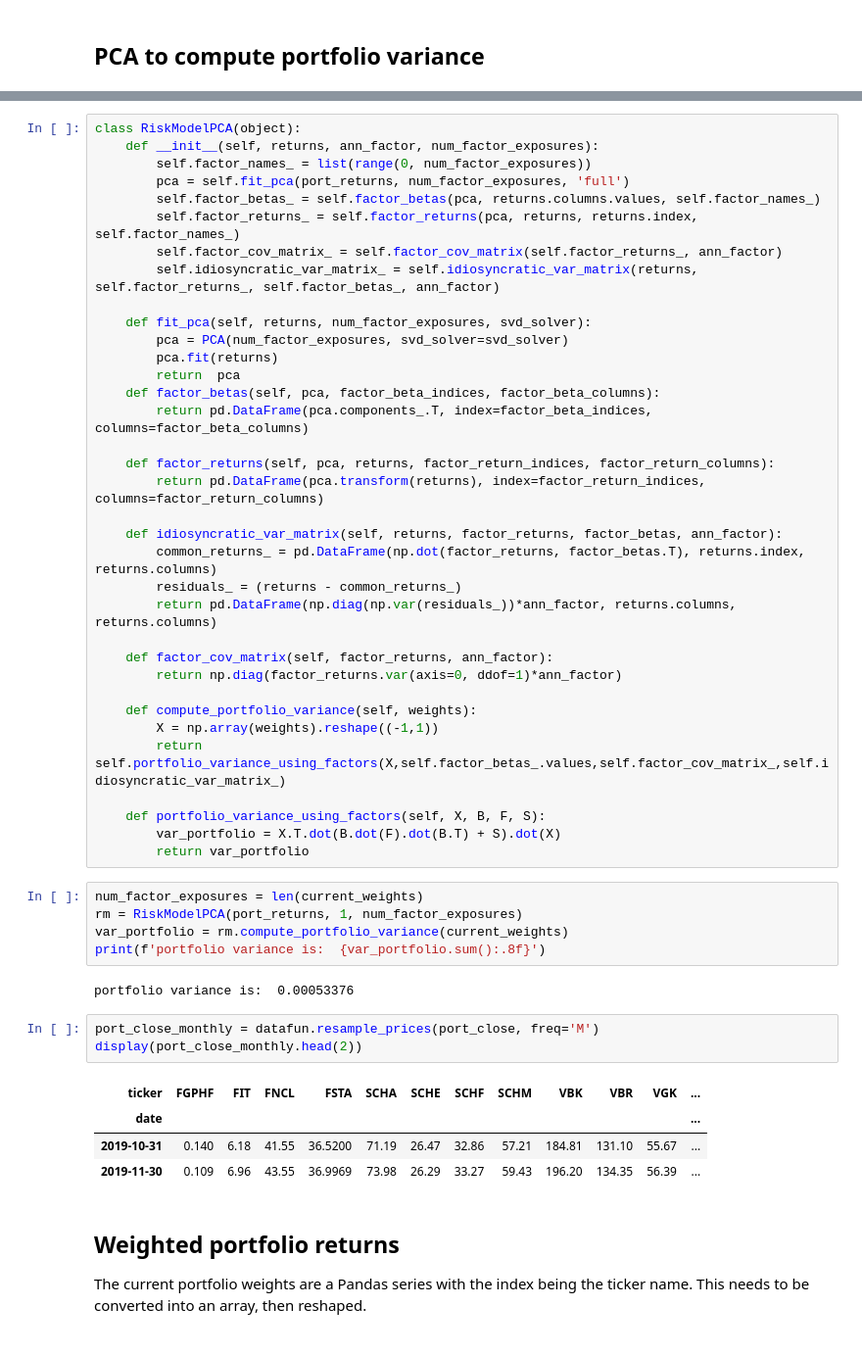
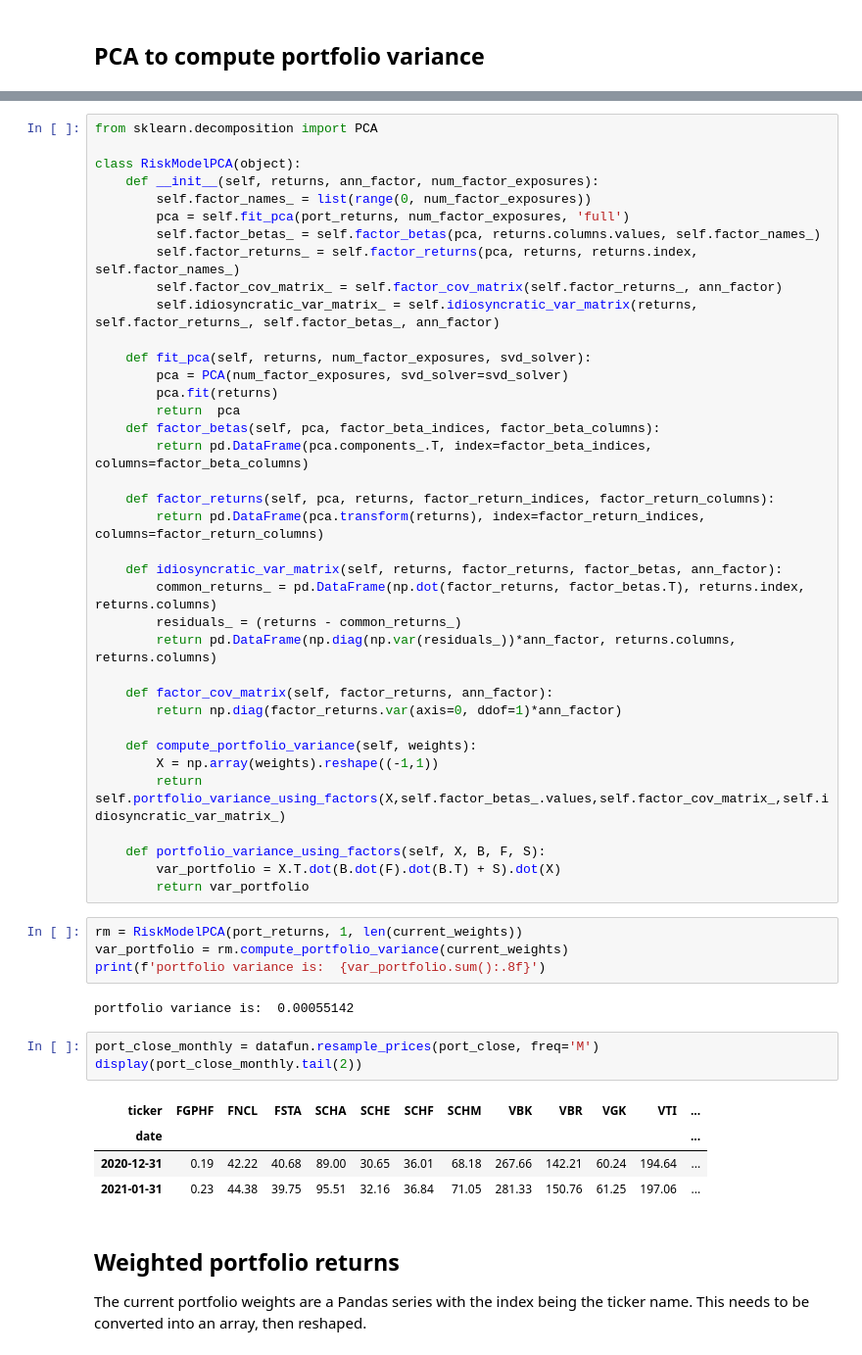
Before and after one commit to nmaiorana/svi-trading-tools, a Jupyter notebook: ameritrade_api.ipynb, the cells around one changed output, grey strips where cells are left out. Shown at 98% size. Saved outputs shown, nothing was run; the diff lists cells and outputs as text.

```diff
--- a/ameritrade_api.ipynb
+++ b/ameritrade_api.ipynb
@@ -352,4 +339,6 @@ portfolio variance is:  0.00053376
 # %%
+from sklearn.decomposition import PCA
+
 class RiskModelPCA(object):
     def __init__(self, returns, ann_factor, num_factor_exposures):
         self.factor_names_ = list(range(0, num_factor_exposures))
@@ -385,20 +374,19 @@ class RiskModelPCA(object):
         var_portfolio = X.T.dot(B.dot(F).dot(B.T) + S).dot(X)
         return var_portfolio
 # %%
-num_factor_exposures = len(current_weights)
-rm = RiskModelPCA(port_returns, 1, num_factor_exposures)
+rm = RiskModelPCA(port_returns, 1, len(current_weights))
 var_portfolio = rm.compute_portfolio_variance(current_weights)
 print(f'portfolio variance is:  {var_portfolio.sum():.8f}')
 # %% [output]
-portfolio variance is:  0.00053376
+portfolio variance is:  0.00055142
 # %%
 port_close_monthly = datafun.resample_prices(port_close, freq='M')
-display(port_close_monthly.head(2))
+display(port_close_monthly.tail(2))
 # %% [output]
-| ticker | FGPHF | FIT | FNCL | FSTA | SCHA | SCHE | SCHF | SCHM | VBK | VBR | VGK | ... |
+| ticker | FGPHF | FNCL | FSTA | SCHA | SCHE | SCHF | SCHM | VBK | VBR | VGK | VTI | ... |
 | date |  |  |  |  |  |  |  |  |  |  |  | ... |
-| 2019-10-31 | 0.140 | 6.18 | 41.55 | 36.5200 | 71.19 | 26.47 | 32.86 | 57.21 | 184.81 | 131.10 | 55.67 | ... |
-| 2019-11-30 | 0.109 | 6.96 | 43.55 | 36.9969 | 73.98 | 26.29 | 33.27 | 59.43 | 196.20 | 134.35 | 56.39 | ... |
+| 2020-12-31 | 0.19 | 42.22 | 40.68 | 89.00 | 30.65 | 36.01 | 68.18 | 267.66 | 142.21 | 60.24 | 194.64 | ... |
+| 2021-01-31 | 0.23 | 44.38 | 39.75 | 95.51 | 32.16 | 36.84 | 71.05 | 281.33 | 150.76 | 61.25 | 197.06 | ... |
 # %% [markdown]
 ## Weighted portfolio returns
 
```
Also changed, not shown: parts of 13 cells of this notebook, 2 other files.
